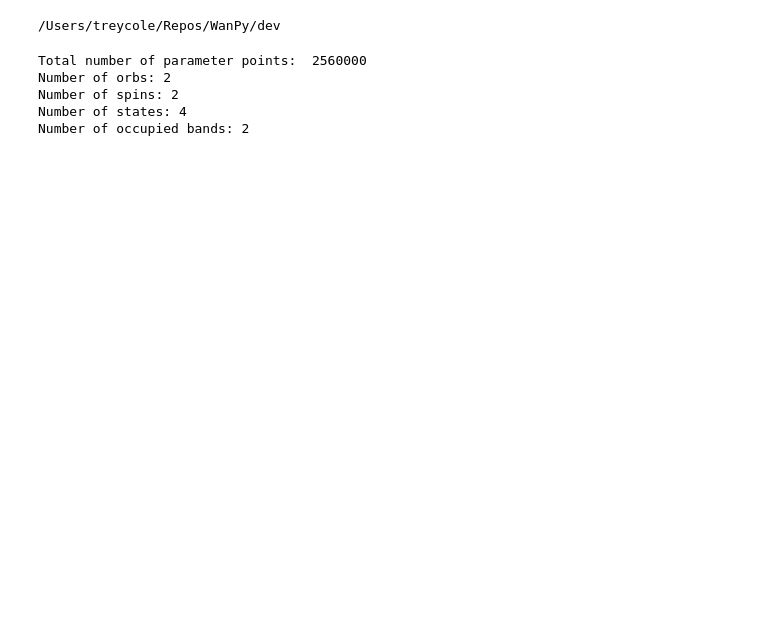
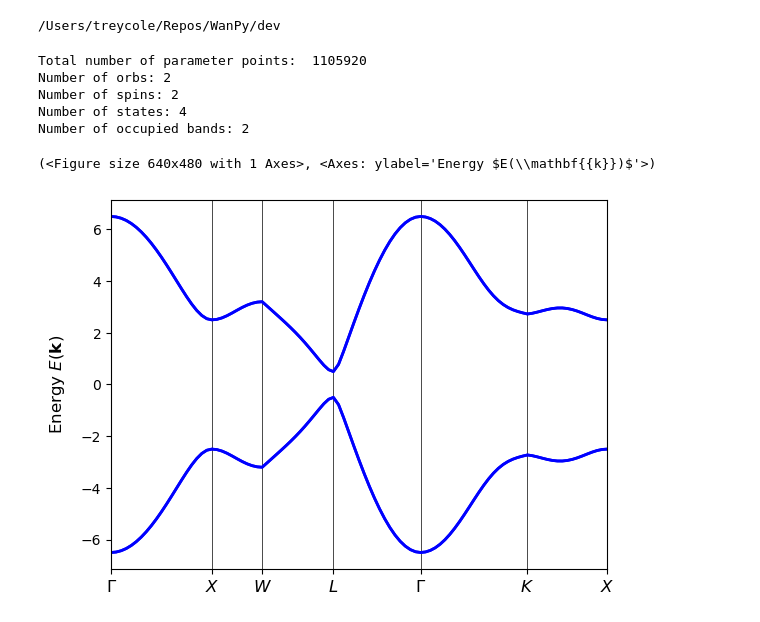
Before and after one commit to treycole/WanPy, a Jupyter notebook: dev/kubo_theta.ipynb, the cells around one changed output. Saved outputs shown, nothing was run; the diff lists cells and outputs as text; code cells hidden in the pictures; blank space fills up the shorter version.

Commit message:
adding models

```diff
--- a/dev/kubo_theta.ipynb
+++ b/dev/kubo_theta.ipynb
@@ -84,9 +84,9 @@ def berry_curvature(v_k, H_flat, occ_idxs=None):
 
     return b_curv
 # %%
-t = 2.0  # spin-independent first-neighbor hop
-soc = 1  # spin-dependent second-neighbor hop
-m = 1  # magnetic field magnitude
+t = 0  # spin-independent first-neighbor hop
+soc = 0  # spin-dependent second-neighbor hop
+m = 0 # magnetic field magnitude
 beta = 0
 fkm_model = fu_kane_mele(t, soc, m, beta)
 
@@ -96,15 +96,15 @@ n_orb = fkm_model.n_orb
 n_states = n_spin * n_orb
 n_occ = n_states//2
 
-nks = 40, 40, 40
-n_beta = 40
+nks = 24, 24, 24
+n_beta = 80
 k_mesh = K_mesh(fkm_model, *nks)
 k_flat = k_mesh.flat_mesh
 n_param = nks + (n_beta,)
 max_beta = 2*np.pi
 betas = np.linspace(0, max_beta, n_beta, endpoint=False) # change to endpoint=False for periodic
 
-fixed_params = {"t": 1.0, "soc": 0.125, "m": 1}
+fixed_params = {"t": 1, "soc": 1/4, "m": 1/2}
 lambda_vals = {"beta": betas}
 model_gen = partial(fu_kane_mele, **fixed_params)
 
@@ -122,11 +122,27 @@ print("Number of occupied bands:", n_occ)
 # print("Shape of wf array:", u_wfs.shape)
 # print(bloch_states.get_wf_axes())
 # %% [output]
-Total number of parameter points:  2560000
+Total number of parameter points:  1105920
 Number of orbs: 2
 Number of spins: 2
 Number of states: 4
 Number of occupied bands: 2
+# %%
+k_path = [
+    [0.0,   0.0,   0.0],    # Γ
+    [0.5,   0.0,   0.5],    # X
+    [0.5,   0.25,  0.75],   # W
+    [0.5,   0.5,   0.5],    # L
+    [0.0,   0.0,   0.0],    # Γ
+    [0.375, 0.375, 0.75],   # K
+    [0.5,   0.0,   0.5]     # X
+]
+k_label = (r'$\Gamma$', r'$X$', r'$W$', r'$L$', r'$\Gamma$', r'$K$', r'$X$')
+
+model_gen(beta=betas[0]).plot_bands(k_path, k_label=k_label)
+# %% [output]
+(<Figure size 640x480 with 1 Axes>, <Axes: ylabel='Energy $E(\\mathbf{{k}})$'>)
+[figure, added]
 # %%
 v_k = np.zeros((fkm_model.dim_k, k_flat.shape[0], n_beta, n_states, n_states), dtype=complex)
 H_kbeta = np.zeros((k_flat.shape[0], n_beta, n_states, n_states), dtype=complex)
```
Also changed, not shown: parts of 9 cells of this notebook, 3 other files.
